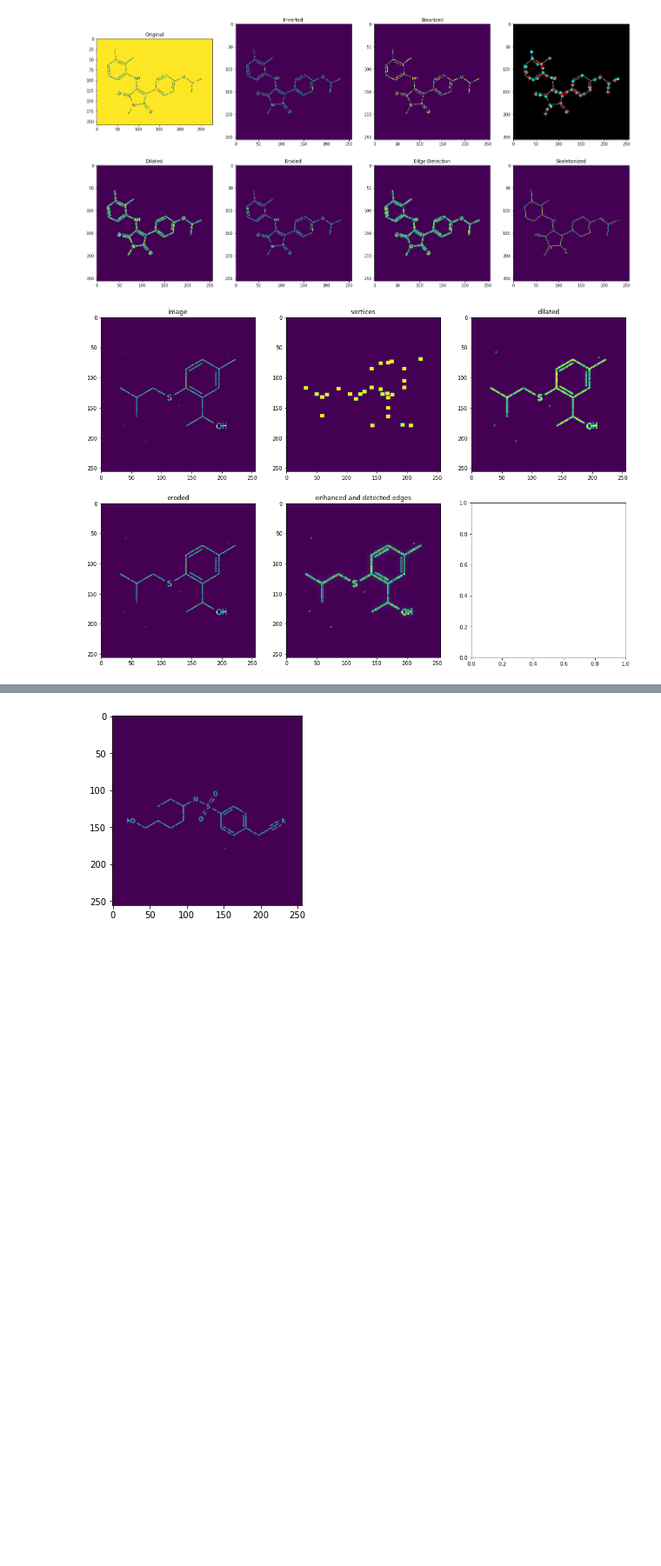
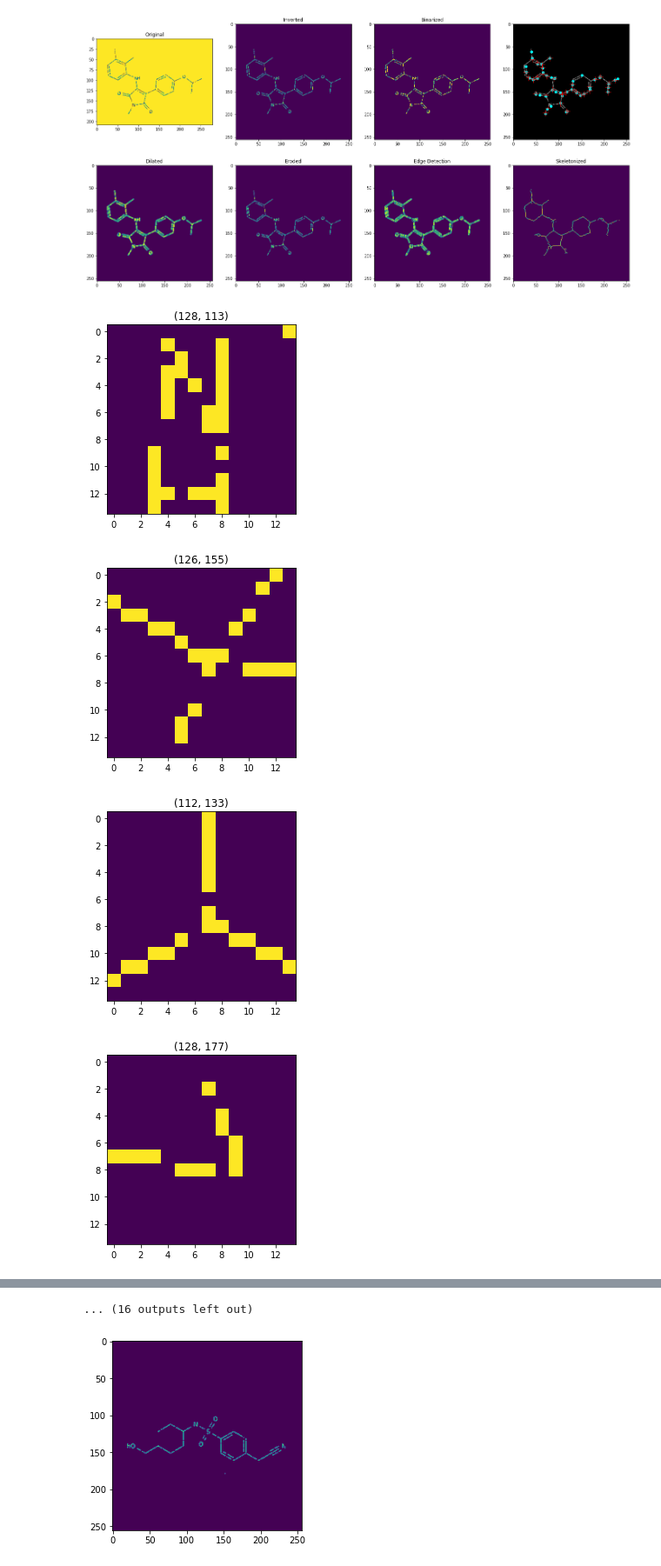
Before and after one commit to wesleyktatum/bms_kaggle, a Jupyter notebook: ipynb/preprocessing_dev.ipynb, the cells around one changed output, grey strips where cells are left out. Shown at 87% size. Saved outputs shown, nothing was run; the diff lists cells and outputs as text; code cells hidden in the pictures; blank space fills up the shorter version.

Commit message:
updated transform and morphology utils

```diff
--- a/ipynb/preprocessing_dev.ipynb
+++ b/ipynb/preprocessing_dev.ipynb
@@ -357,29 +364,36 @@ def transform(img):
                               enhanced and detected edges]
     """
 
-#     img = denoise(img)
-#     img = invert_and_normalize_img(img)
+    prebinarized = util.binarize(img)
 
-    prebinarized = binarize(img)
+    edges = util.edge_enhance(prebinarized)
+    edges = util.edge_detect(edges)
 
-    edges = edge_enhance(prebinarized)
-    edges = edge_detect(edges)
+    vertices, window_list = util.get_vertices(img, window_size = 7,
+                                              window_mask = True,
+                                              window_list = True)
+#     vertices = util.get_vertices(img, window_size = 3, window_mask = False)
 
-#     vertices = get_vertices(img, window_size = 5, window_mask = True)
-    vertices = get_vertices(img, window_size = 3, window_mask = False)
+    for i, window in enumerate(window_list['windows']):
+        plt.imshow(window)
+        plt.title(window_list['coordinates'][i])
+        plt.show()
 
-    dilated = dilate(img)
-    eroded = erode(dilated)
+    closed = util.closing(prebinarized)
 
-    transformed = np.dstack((img, vertices, dilated, eroded, edges))
+    transformed = np.dstack((img, vertices, closed, edges))
     return transformed
 
 def plot_transform(transformed):
-    channels = ['image', 'vertices', 'dilated', 'eroded', 'enhanced and detected edges']
+    channels = ['image', 'vertices', 'closed', 'enhanced and detected edges']
     x, y, z = transformed.shape
 
     n_rows = 2
-    n_cols = z//2 + 1
+
+    if z % 2 == 0:
+        n_cols = int(z/2)
+    else:
+        n_cols = z//2 + 1
 
     fig, axs = plt.subplots(n_rows, n_cols, figsize = ((6*n_cols), 12))
     axs = axs.ravel()
@@ -391,19 +405,22 @@ def plot_transform(transformed):
     plt.show()
     return
 # %%
-# imgs, img_ids, labels = get_n_samples(train_labels, n = 2)
+%autoreload
+imgs, img_ids, labels = get_n_samples(train_labels, n = 1)
 
-img_ids = train_labels['image_id'][0]
+# img_ids = train_labels['image_id'][0]
 # img_ids = 'f7d25fff4814'
 
-resized = resize_imgs(img_ids, resize = 256)
-# img = invert_and_normalize_img(resized[0])
-img = resized[0]
+resized = resize_imgs(img_ids[0], resize = 256)
+img = util.invert_and_normalize(resized[0])
+# img = resized[0]
 
 transformed = transform(img)
 
-transformed.shape
-
+print(img_ids[0])
 plot_transform(transformed)
 # %% [output]
-[figure, old version]
+[figure, new version]
+[figure, added]
+[figure, added]
+[figure, added]
@@ -410,3 +435,4 @@ plot_transform(transformed)
+... (16 outputs left out)
 # %%
 def denoise(img):
     edges = edge_enhance(img)
```
Also changed, not shown: parts of 3 cells of this notebook, 2 other files.
